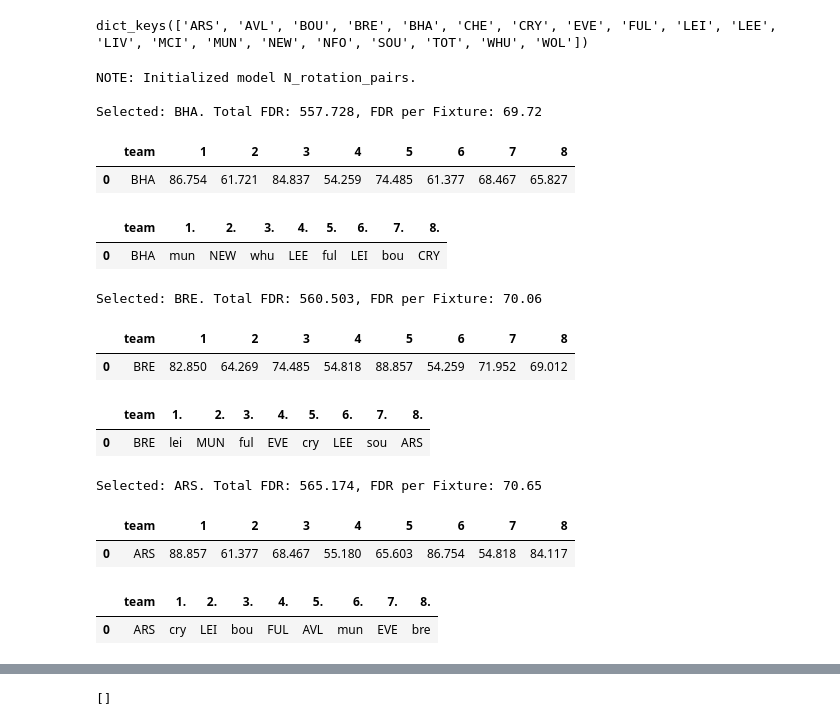
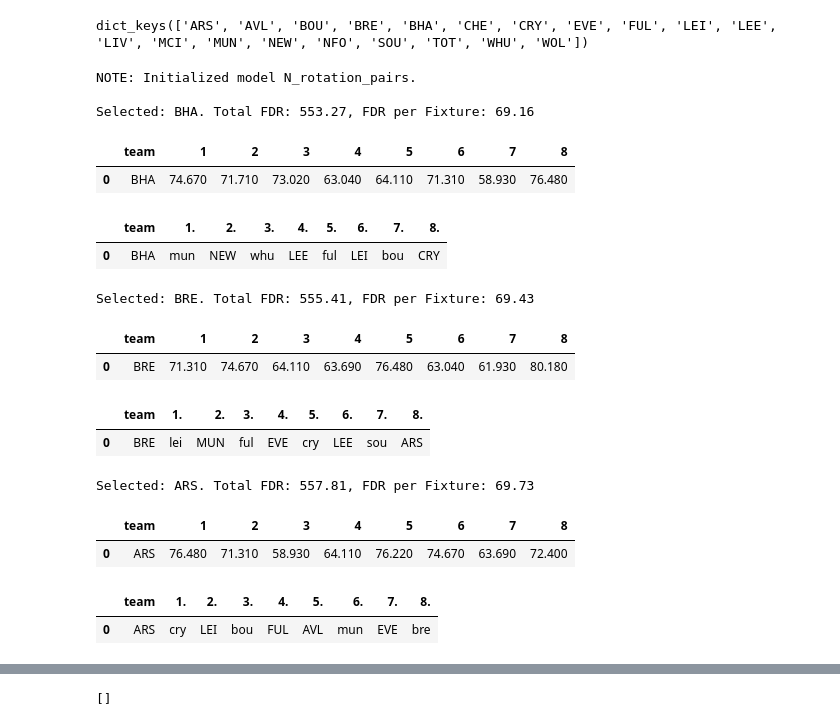
Before and after one commit to sertalpbilal/FPL-Optimization-Tools, a Jupyter notebook: notebooks/Bonus - FDR Rotation 2022-2023.ipynb, the cells around one changed output, grey strips where cells are left out. Cells and saved outputs as stored; diff of their text form; code cells hidden in the pictures.

```diff
--- a/notebooks/Bonus - FDR Rotation 2022-2023.ipynb
+++ b/notebooks/Bonus - FDR Rotation 2022-2023.ipynb
@@ -29,7 +29,7 @@ ratings.head()
 | 3 | 4 | 4 | Chelsea | Barclays Premier League | 2.45 | 0.33 | 88.35 |
 | 4 | 5 | 5 | Paris Saint-Germain | French Ligue 1 | 2.79 | 0.65 | 85.82 |
 # %%
-hfa = 0.15
+hfa = 0.0
 fixture = pd.read_excel("../data/ben_2022_23.xlsx", sheet_name="HA Schedule", header=2, index_col=0, usecols=range(2, 42), engine='openpyxl').drop(columns=['Unnamed: 3'])
 fixture.index.name ='team'
 fixture_original = fixture.copy()
@@ -241,7 +241,7 @@ def print_solution(m, gws, fdr):
     display(HTML(s2.to_html().replace("000", "")))
     return selected_teams
 # %%
-def solve_N_pair_problem(N=2, max_iter=1, first_gw=1, last_gw=38, among=[], exclude=[], hfa=0.15, rating_type='spi_rating'):
+def solve_N_pair_problem(N=2, max_iter=1, first_gw=1, last_gw=38, among=[], exclude=[], hfa=0.0, rating_type='spi_rating'):
     fdr = get_fdr_with_hfa(hfa, rating_type)
     m = so.Model(name='N_rotation_pairs')
     team_list = list(teams.keys())
@@ -281,23 +281,23 @@ teams.keys()
 # %% [output]
 dict_keys(['ARS', 'AVL', 'BOU', 'BRE', 'BHA', 'CHE', 'CRY', 'EVE', 'FUL', 'LEI', 'LEE', 'LIV', 'MCI', 'MUN', 'NEW', 'NFO', 'SOU', 'TOT', 'WHU', 'WOL'])
 # %%
-solve_N_pair_problem(N=1, max_iter=3, last_gw=8, hfa=0.15, rating_type='spi_rating')
+solve_N_pair_problem(N=1, max_iter=3, last_gw=8, hfa=0.0, rating_type='spi_rating')
 # %% [output]
 NOTE: Initialized model N_rotation_pairs.
 
-Selected: BHA. Total FDR: 557.728, FDR per Fixture: 69.72
+Selected: BHA. Total FDR: 553.27, FDR per Fixture: 69.16
 |  | team | 1 | 2 | 3 | 4 | 5 | 6 | 7 | 8 |
-| 0 | BHA | 86.754 | 61.721 | 84.837 | 54.259 | 74.485 | 61.377 | 68.467 | 65.827 |
+| 0 | BHA | 74.670 | 71.710 | 73.020 | 63.040 | 64.110 | 71.310 | 58.930 | 76.480 |
 |  | team | 1. | 2. | 3. | 4. | 5. | 6. | 7. | 8. |
 | 0 | BHA | mun | NEW | whu | LEE | ful | LEI | bou | CRY |
-Selected: BRE. Total FDR: 560.503, FDR per Fixture: 70.06
+Selected: BRE. Total FDR: 555.41, FDR per Fixture: 69.43
 |  | team | 1 | 2 | 3 | 4 | 5 | 6 | 7 | 8 |
-| 0 | BRE | 82.850 | 64.269 | 74.485 | 54.818 | 88.857 | 54.259 | 71.952 | 69.012 |
+| 0 | BRE | 71.310 | 74.670 | 64.110 | 63.690 | 76.480 | 63.040 | 61.930 | 80.180 |
 |  | team | 1. | 2. | 3. | 4. | 5. | 6. | 7. | 8. |
 | 0 | BRE | lei | MUN | ful | EVE | cry | LEE | sou | ARS |
-Selected: ARS. Total FDR: 565.174, FDR per Fixture: 70.65
+Selected: ARS. Total FDR: 557.81, FDR per Fixture: 69.73
 |  | team | 1 | 2 | 3 | 4 | 5 | 6 | 7 | 8 |
-| 0 | ARS | 88.857 | 61.377 | 68.467 | 55.180 | 65.603 | 86.754 | 54.818 | 84.117 |
+| 0 | ARS | 76.480 | 71.310 | 58.930 | 64.110 | 76.220 | 74.670 | 63.690 | 72.400 |
 |  | team | 1. | 2. | 3. | 4. | 5. | 6. | 7. | 8. |
 | 0 | ARS | cry | LEI | bou | FUL | AVL | mun | EVE | bre |
 # %%
```
Also changed, not shown: parts of 24 cells of this notebook.
